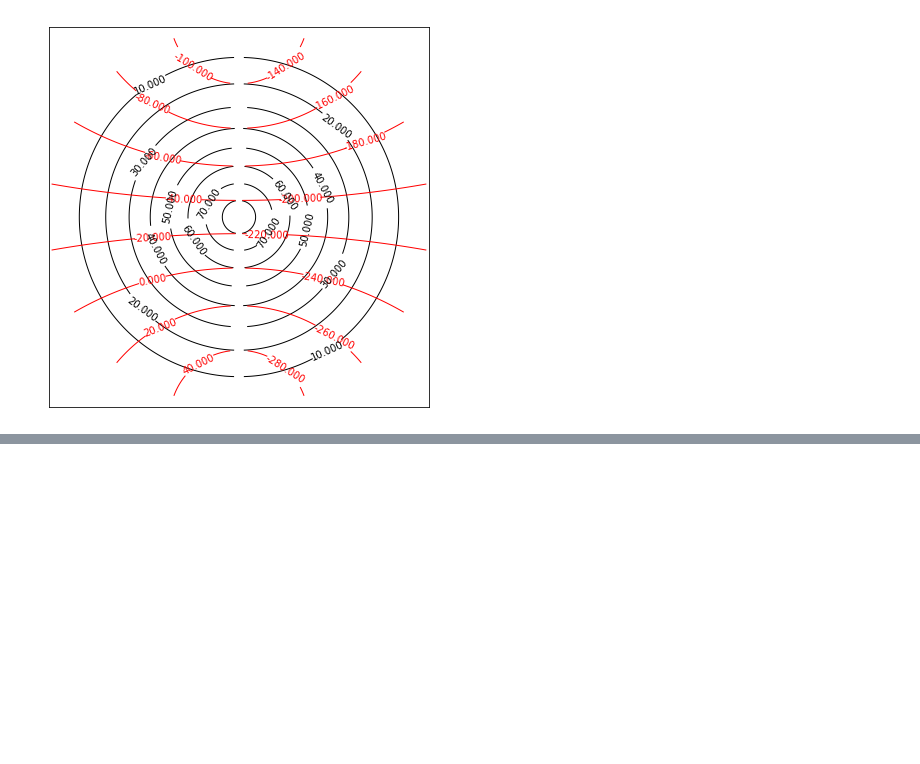
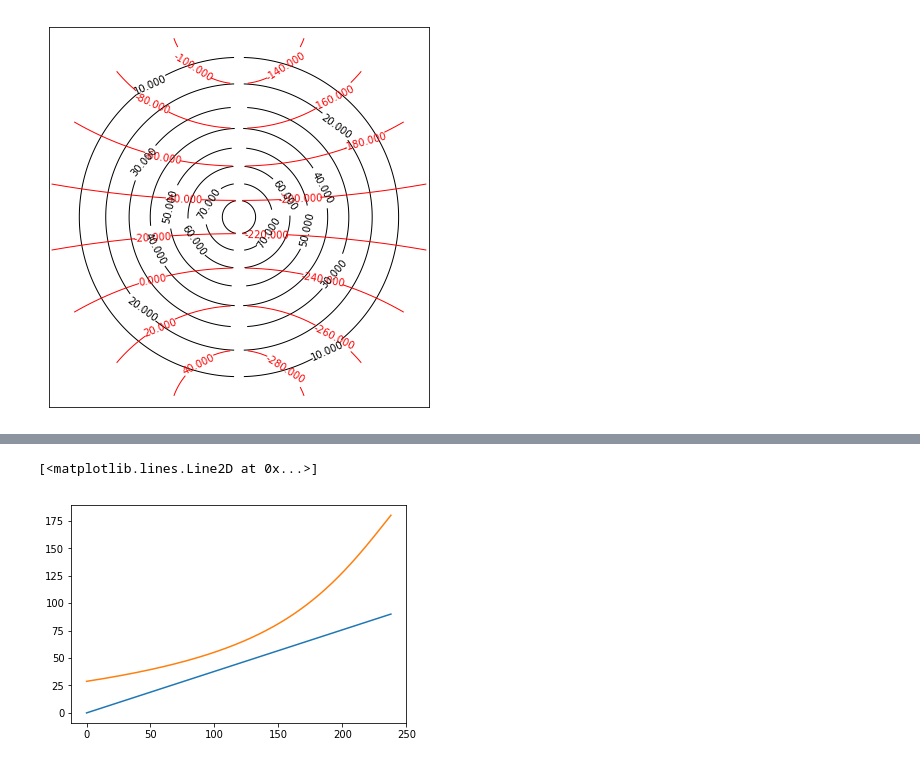
Before and after one commit to nikizadehgfdl/grid_generation, a Jupyter notebook: ocean_grid_tripolar.25.ipynb, the cells around one changed output, grey strips where cells are left out. Saved outputs shown, nothing was run; the diff lists cells and outputs as text; code cells hidden in the pictures; blank space fills up the shorter version.

```diff
--- a/ocean_grid_tripolar.25.ipynb
+++ b/ocean_grid_tripolar.25.ipynb
@@ -293,0 +422,8 @@ plot_grid(lamc2,phic2 , lam,phi,lon0=lon_p,dlon=10);
+# %%
+#Do a Winton transformation  to phig
+phiw = 2.*np.arctan(np.tan((90-phig)*PI_180/2)/rp)/PI_180
+plt.plot(phig[:,100])
+plt.plot(180-phiw[:,100])
+# %% [output]
+[<matplotlib.lines.Line2D at 0x...>]
+[figure, added]
```
Also changed, not shown: parts of 25 cells of this notebook.
